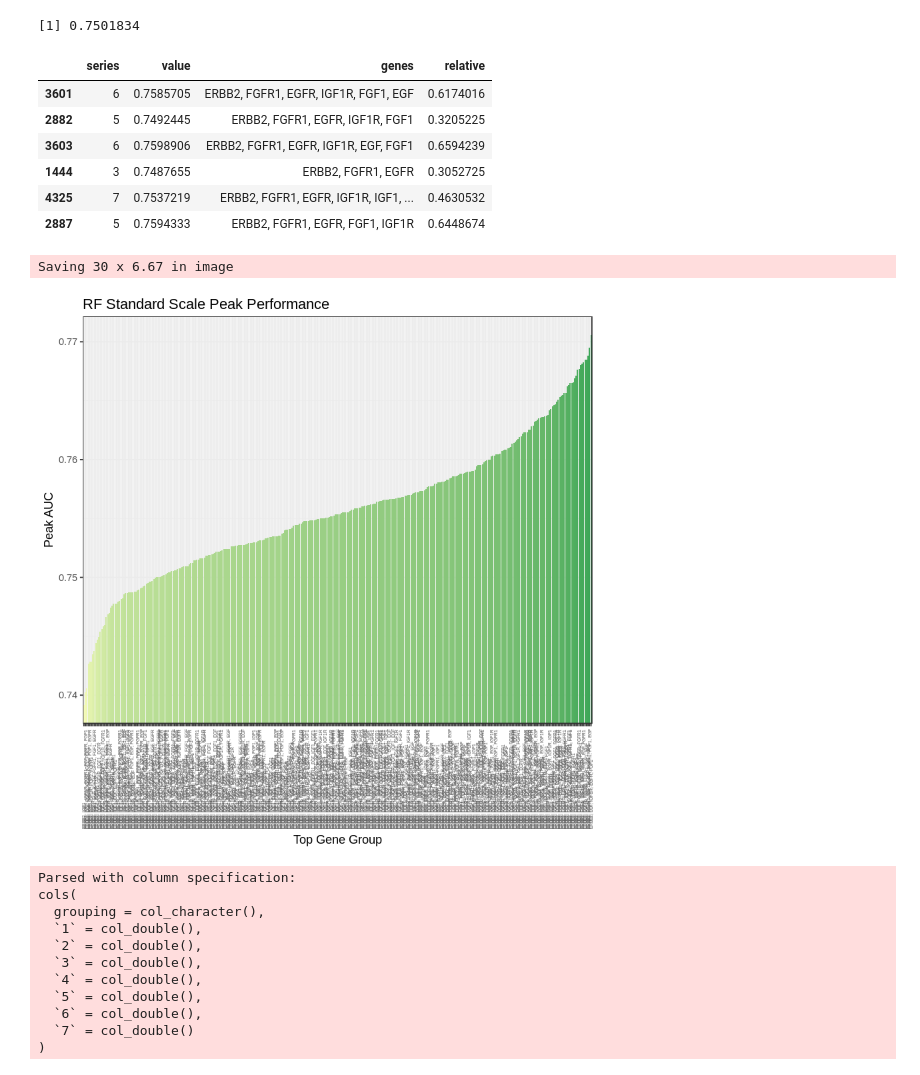
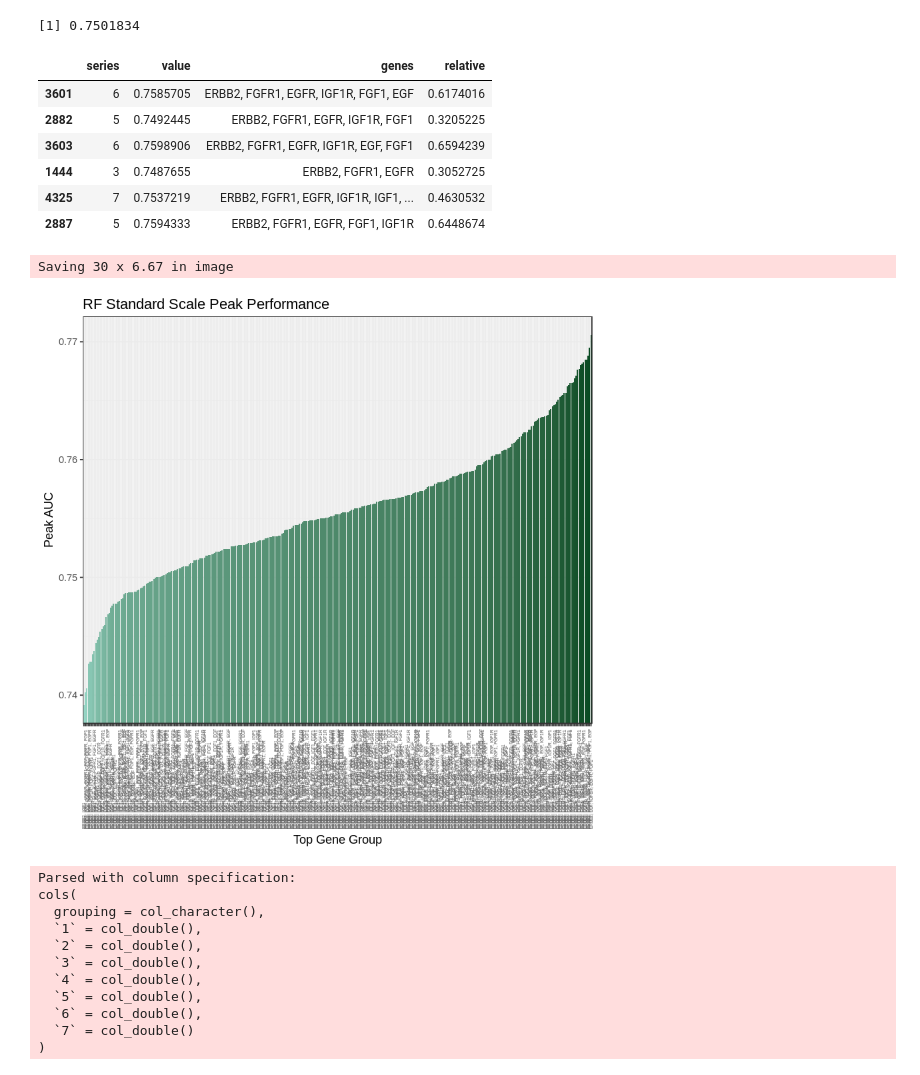
Before and after one commit to zence/SCCR, a Jupyter notebook: notebooks/scaling_methods_part_2.ipynb, the cells around one changed output. Drawn from its saved outputs; the diff is of its cells as text; code cells hidden in the pictures.

```diff
--- a/notebooks/scaling_methods_part_2.ipynb
+++ b/notebooks/scaling_methods_part_2.ipynb
@@ -392,35 +378,35 @@ for (grouping in groupings){
     max.val$genes <- paste(unlist(strsplit(grouping, '_'))[1:max(as.numeric(max.val$series))], sep = '', collapse = ', ')
     peak.vals <- rbind(peak.vals, max.val)
 
 }
 peak.vals <- unique(peak.vals[, c('series', 'value', 'genes')])
 peak.vals$genes <- factor(peak.vals$genes, levels = peak.vals$genes[order(peak.vals$value)])
 
 peak.vals$relative <- norm_scale(peak.vals$value)
 head(peak.vals)
 
 ghist <- ggplot(peak.vals, aes(x = genes, y = peak.vals$value, fill = relative))
 ggrf.scale.hist <- ghist + geom_bar(stat = 'identity') + theme_bw() +
                   labs(title = "RF Standard Scale Peak Performance", x = "Top Gene Group", y = "Peak AUC") +
                   guides(fill = F) +
                   ylim(0, 1) +
-                  scale_fill_gradient(low = '#f7fcb9', high = '#31a354') +
+                  scale_fill_gradient(low = '#99d8c9', high = '#00441b') +
                   theme(axis.text.x = element_text(angle = 90, size = 4, vjust = 0.5, hjust = 0)) +
                   coord_cartesian(ylim = c(min(peak.vals$value), max(peak.vals$value)))
 
 ggrf.scale.hist
 
 ggsave('peak_performance_scale.pdf', ggrf.scale.hist, device = 'pdf', width = 30)
 # %% [output]
 |  | series | value | genes | relative |
 | 3601 | 6 | 0.7585705 | ERBB2, FGFR1, EGFR, IGF1R, FGF1, EGF | 0.6174016 |
 | 2882 | 5 | 0.7492445 | ERBB2, FGFR1, EGFR, IGF1R, FGF1 | 0.3205225 |
 | 3603 | 6 | 0.7598906 | ERBB2, FGFR1, EGFR, IGF1R, EGF, FGF1 | 0.6594239 |
 | 1444 | 3 | 0.7487655 | ERBB2, FGFR1, EGFR | 0.3052725 |
 | 4325 | 7 | 0.7537219 | ERBB2, FGFR1, EGFR, IGF1R, IGF1, ... | 0.4630532 |
 | 2887 | 5 | 0.7594333 | ERBB2, FGFR1, EGFR, FGF1, IGF1R | 0.6448674 |
 Saving 30 x 6.67 in image
-[figure, old version]
+[figure, new version]
 # %%
 # Load RandomForest results and find average AUC of series
 rf.robust.results = as.data.frame(read_tsv('../results/auc_robust_rf_results.tsv'))
```
Also changed, not shown: parts of 6 cells of this notebook, 6 other files.
